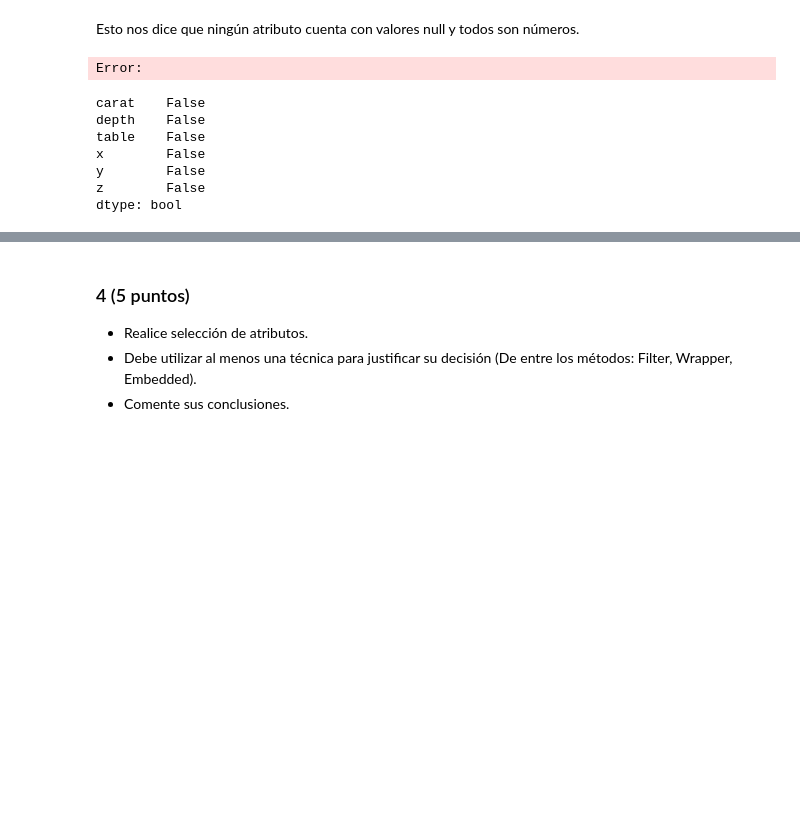
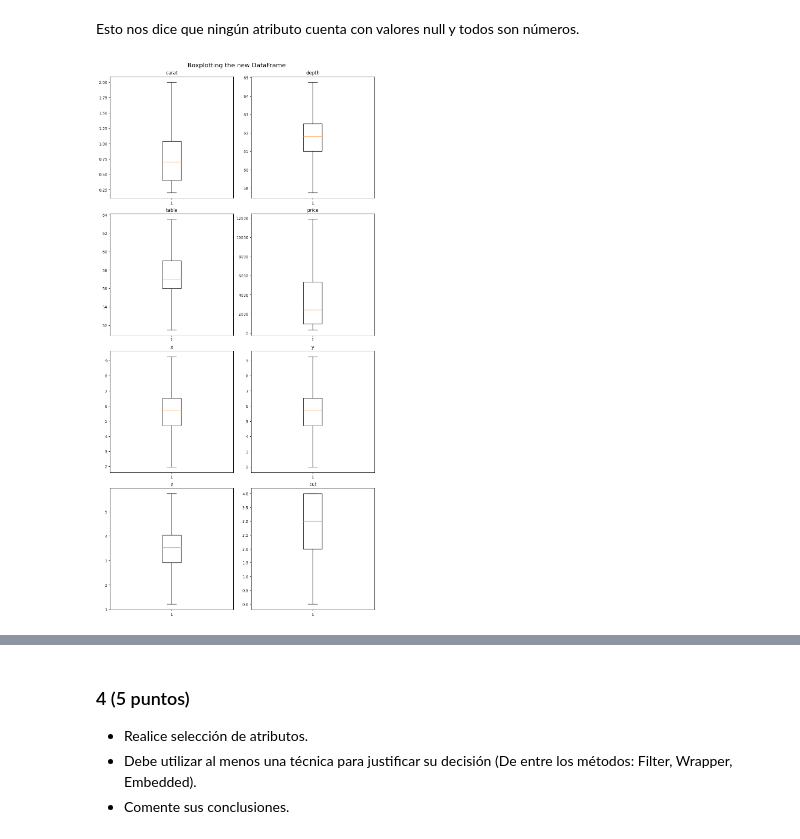
Before and after one commit to IAGR2-S2-2023/TP2_Regresi-n-Clasificaci-n, a Jupyter notebook: 2023-2-Trabajo_Practico_2.ipynb, the cells around one changed output, grey strips where cells are left out. Drawn from its saved outputs; the diff is of its cells as text; code cells hidden in the pictures; blank space fills up the shorter version.

Commit message:
Removing outliers and scalin them

```diff
--- a/2023-2-Trabajo_Practico_2.ipynb
+++ b/2023-2-Trabajo_Practico_2.ipynb
@@ -203,28 +203,46 @@ cut      False
 dtype: bool
 # %% [markdown]
 Esto nos dice que ningún atributo cuenta con valores null y todos son números.
-# %%
-"""Calculando outliers"""
-def outliersByColumn(column_name:str):
-    # Calcular los límites de los outliers
-    Q1 = dataFrame[column_name].quantile(0.25)
-    Q3 = dataFrame[column_name].quantile(0.75)
-    iqr = Q3 - Q1
-    lower_limit = Q1 - 1.5 * iqr
-    upper_limit = Q3 + 1.5 * iqr
-    # Aplicar Winsorización a la columna 'column_name'
-    dataFrame[column_name] = np.where(dataFrame[column_name] < lower_limit, lower_limit, np.where(dataFrame[column_name] > upper_limit, upper_limit, dataFrame[column_name]))
-    return dataFrame.boxplot(column=[column_name], by='price')
-outliersByColumn('carat')
-# %% [output]
-Error:
-# %%
-"""Aplicando balanceo de datos"""
-# %% [output]
-carat    False
-depth    False
-table    False
-x        False
-y        False
-z        False
-dtype: bool
+# %%
+# Create a new DataFrame to store data without outliers
+dt_without_outliers = pd.DataFrame()
+
+# Function to remove outliers from a specific column and update the DataFrame
+def outliersByColumn(column_name: str, dt_with_outliers, dt_without_outliers):
+    # Calculate the first quartile (Q1) and the third quartile (Q3)
+    Q1 = dt_with_outliers[column_name].quantile(0.25)
+    Q3 = dt_with_outliers[column_name].quantile(0.75)
+    # Calculate the interquartile range (IQR)
+    iqr = Q3 - Q1
+    # Calculate the lower and upper limits to identify outliers
+    lower_limit = Q1 - 1.5 * iqr
+    upper_limit = Q3 + 1.5 * iqr
+    # Apply Winsorization to the column, replacing outliers with the limits
+    dt_without_outliers[column_name] = np.where(dt_with_outliers[column_name] < lower_limit, lower_limit, np.where(dt_with_outliers[column_name] > upper_limit, upper_limit, dt_with_outliers[column_name]))
+    return dt_without_outliers[column_name]
+
+# Create subplots for boxplots
+fig, axs = plt.subplots(4, 2, constrained_layout=True, figsize=(10, 20))
+fig.suptitle('Boxplotting the new DataFrame', fontsize=16)
+
+# Get the number of columns in the DataFrame
+n_cols = len(dataFrame.columns)
+d = 0
+
+# Iterate through the subplots and plot boxplots for each column
+for i in range(4):
+    for j in range(2):
+        if d >= n_cols:
+            break
+        col_name = dataFrame.columns[d]
+        axs[i, j].set_title(col_name)
+        axs[i, j].boxplot(outliersByColumn(col_name, dataFrame, dt_without_outliers))
+        d += 1
+
+# Display the plots
+plt.show()
+
+# Describe the DataFrame without outliers
+dt_without_outliers.describe()
+# %% [output]
+[figure, added]
```
Also changed, not shown: parts of 5 cells of this notebook, 1 other file.
